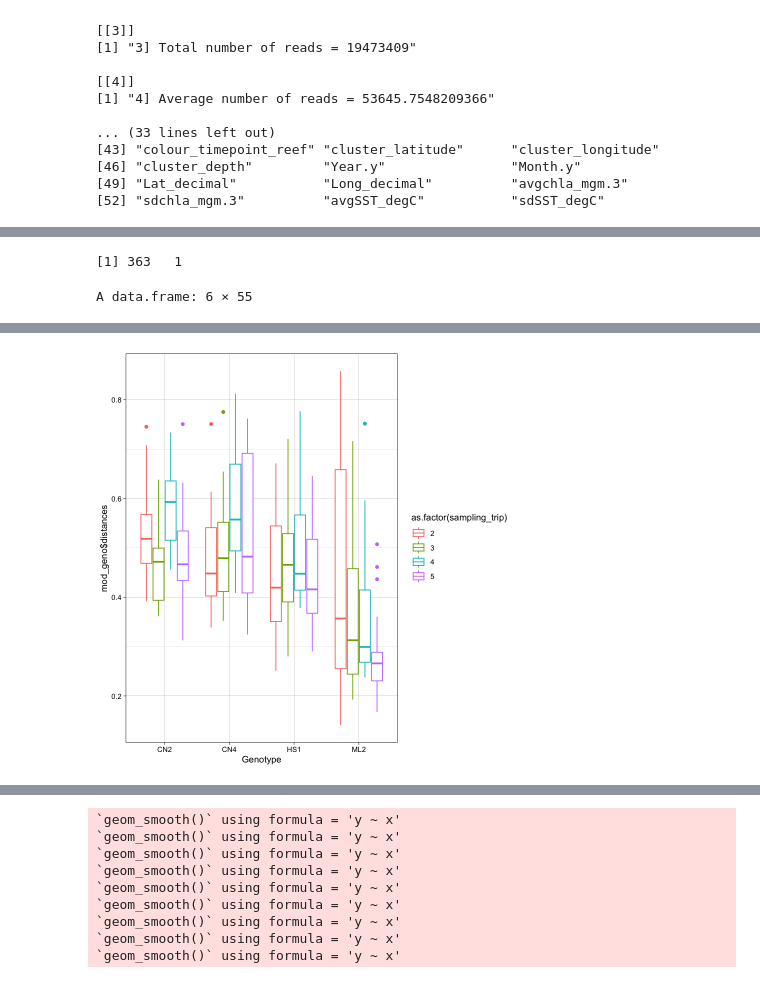
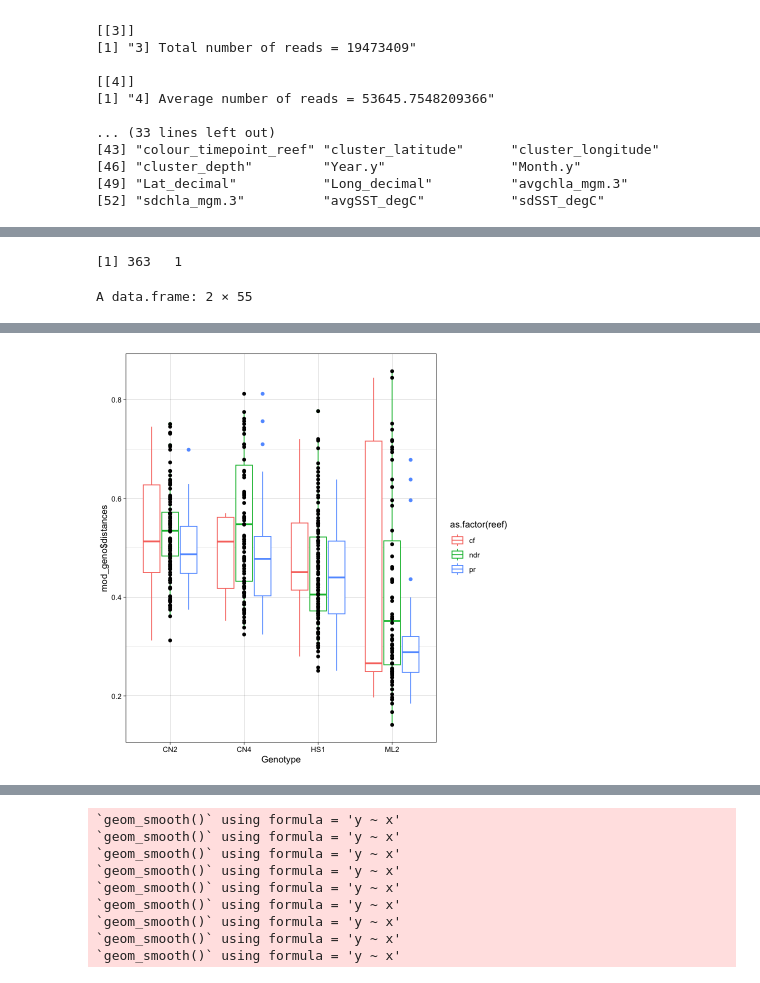
Before and after one commit to srosales712/CoralPersistence, a Jupyter notebook: Beta_POR_explore.ipynb, the cells around one changed output, grey strips where cells are left out. Cells and saved outputs as stored; diff of their text form; code cells hidden in the pictures.

```diff
--- a/Beta_POR_explore.ipynb
+++ b/Beta_POR_explore.ipynb
@@ -331,17 +271,18 @@ mod_dist_geno= as.data.frame(mod_geno$distances)
 dim(mod_dist_geno)
 
 mod_dist_geno_df=cbind(sample_data(ps_ra), mod_dist_geno)
-head(mod_dist_geno_df)
+head(mod_dist_geno_df, n=2)
 
 
 
 ggplot(mod_dist_geno_df,
        aes(x=Genotype, y=mod_geno$distances)) +
-geom_boxplot(aes(color=as.factor(sampling_trip))) +
+geom_boxplot(aes(color=as.factor(reef))) +
+geom_point() +
 theme_linedraw()
 # %% [output]
 [1] 363   1
-A data.frame: 6 × 55
+A data.frame: 2 × 55
 |  | collection_date | Speed.cm.s. | Bearing.degrees. | Velocity.N.cm.s. | Velocity.E.cm.s. | Temperature.C. | ... |
 |  | <chr> | <dbl> | <dbl> | <dbl> | <dbl> | <dbl> | ... |
 | bagnumber-1009 | 25-Jun-19 | 4.852118 | 122.786 | 0.9382899 | 3.174028 | 30.40801 | ... |
@@ -353,2 +290,2 @@ A data.frame: 6 × 55
-[figure, old version]
+[figure, new version]
 # %%
```
Also changed, not shown: parts of 41 cells of this notebook, 2 other files.
